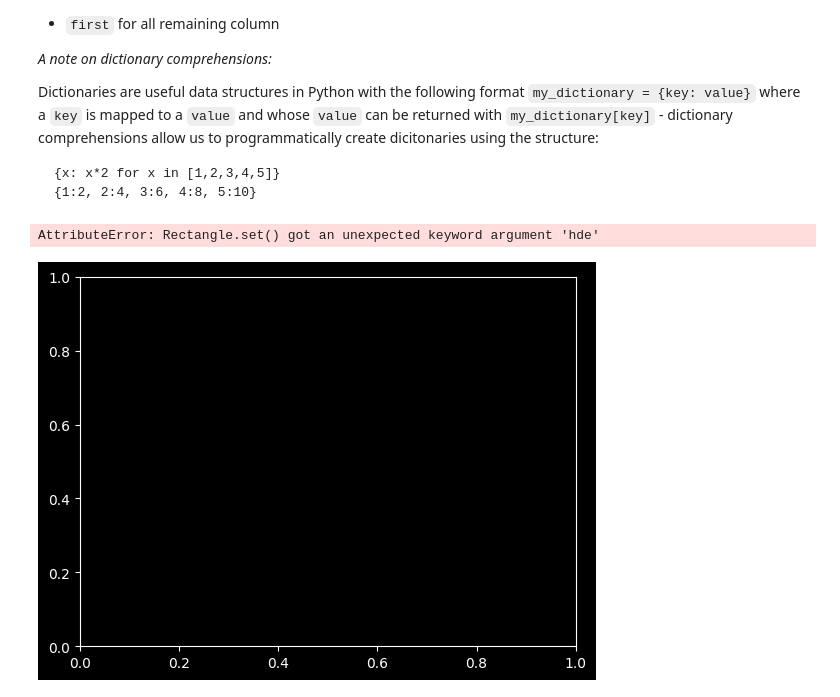
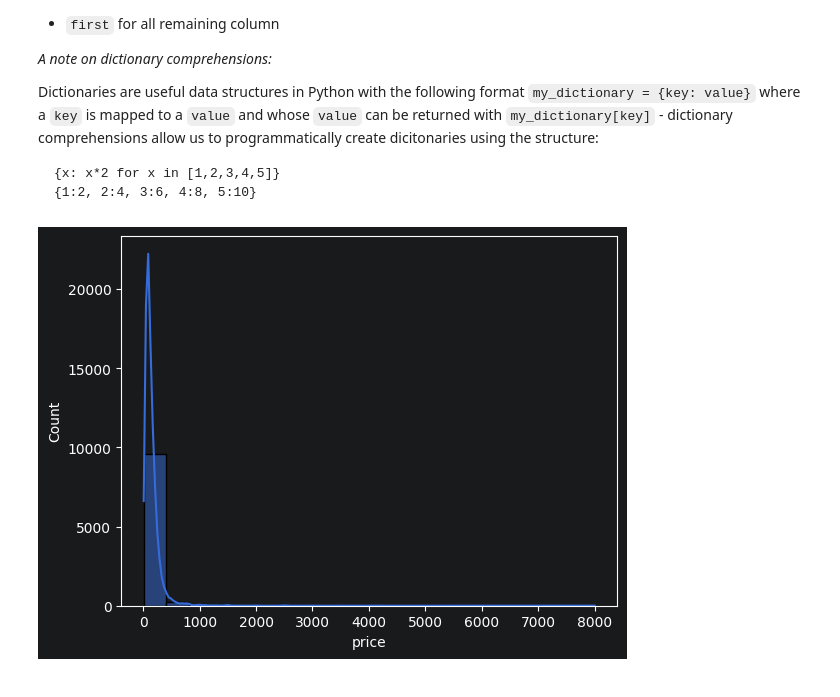
Before and after one commit to dulska-ola/Descriptive_stats_lab3, a Jupyter notebook: Cleaning_Data_in_Python_live_session.ipynb, the cells around one changed output. Saved outputs shown, nothing was run; the diff lists cells and outputs as text; code cells hidden in the pictures.

````diff
--- a/Cleaning_Data_in_Python_live_session.ipynb
+++ b/Cleaning_Data_in_Python_live_session.ipynb
@@ -724,4 +727,5 @@ airbnb.head()
 # %%
 # Remove identical duplicates
+airbnb = airbnb.drop_duplicates()
 # %%
 # Find non-identical duplicates
@@ -743,10 +767,19 @@ Dictionaries are useful data structures in Python with the following format
 {x: x*2 for x in [1,2,3,4,5]}
 {1:2, 2:4, 3:6, 4:8, 5:10}
 ```
+# %%
+aggregations = {
+    'price': 'mean',
+    'rating': 'mean',
+    'listing_added': 'max'
+}
+reszta_kolumn = {col: 'first' for col in airbnb.columns if col not in ['listing_id', 'price', 'rating', 'listing_added']}
+aggregations.update(reszta_kolumn)
+airbnb = airbnb.groupby('listing_id', as_index=False).agg(aggregations)
 # %%
+airbnb = airbnb[airbnb['price'] > 0]
 airbnb['logprice'] = np.log(airbnb['price'])
-sns.histplot(airbnb['price'],hde=True,bins = 20)
+sns.histplot(airbnb['price'],kde=True,bins = 20)
 plt.show()
 # %% [output]
-AttributeError: Rectangle.set() got an unexpected keyword argument 'hde'
-[figure, old version]
+[figure, new version]
````
Also changed, not shown: parts of 6 cells of this notebook.
